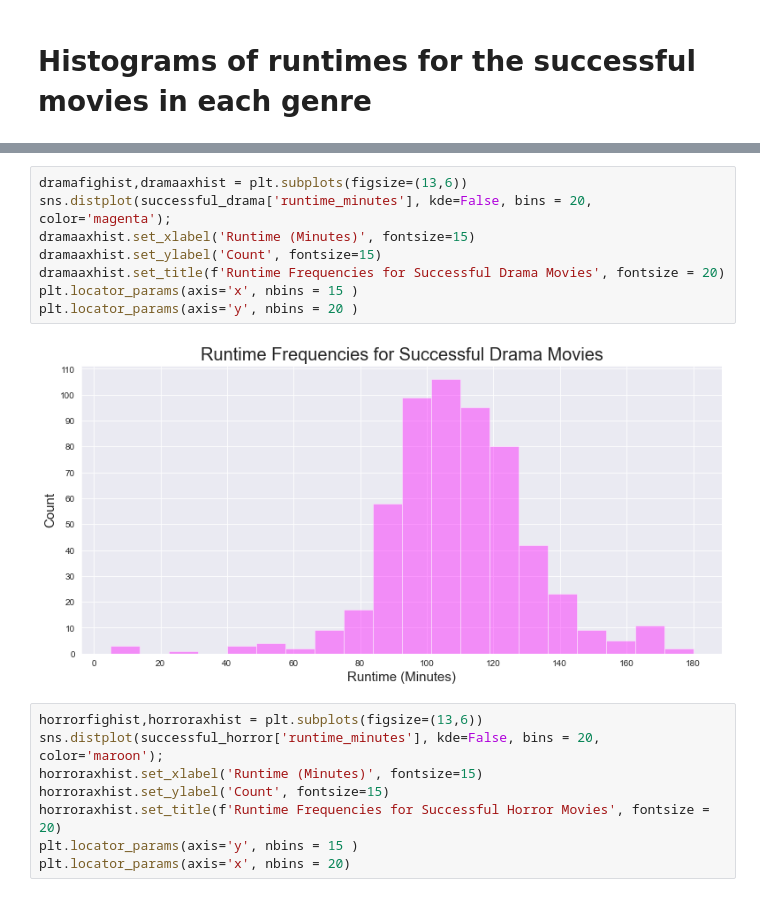
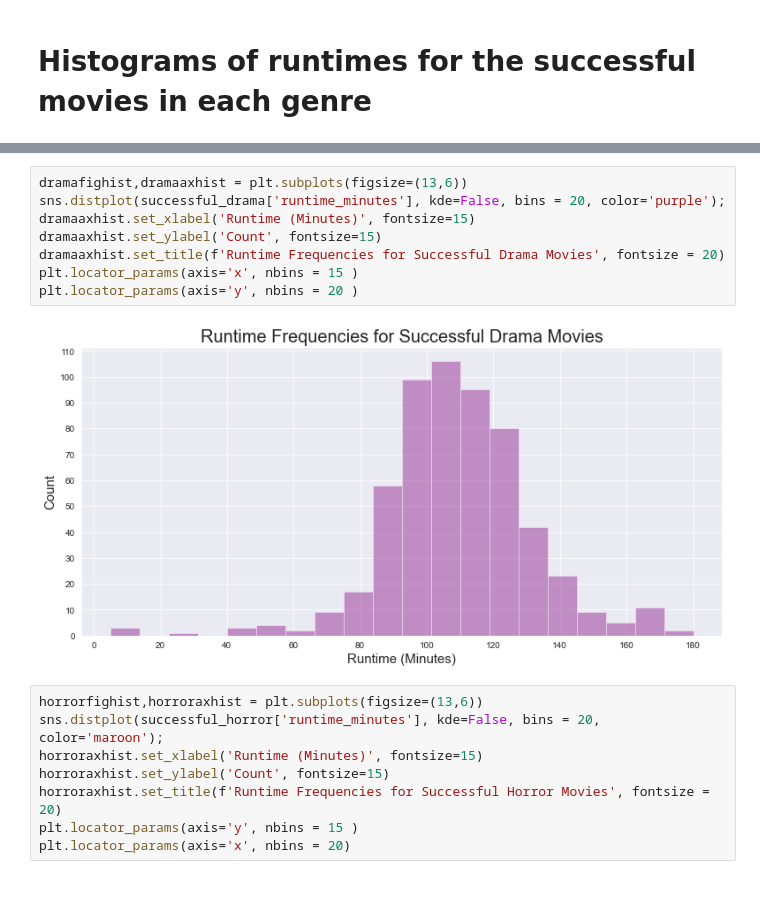
Before and after one commit to kjkahalley/optimal-film-analysis, a Jupyter notebook: master_notebook_kk.ipynb, the cells around one changed output, grey strips where cells are left out. Drawn from its saved outputs; the diff is of its cells as text.

```diff
--- a/master_notebook_kk.ipynb
+++ b/master_notebook_kk.ipynb
@@ -361,14 +361,14 @@ plt.locator_params(axis='x', nbins = 20 )
 [figure]
 # %%
 dramafighist,dramaaxhist = plt.subplots(figsize=(13,6))
-sns.distplot(successful_drama['runtime_minutes'], kde=False, bins = 20, color='magenta');
+sns.distplot(successful_drama['runtime_minutes'], kde=False, bins = 20, color='purple');
 dramaaxhist.set_xlabel('Runtime (Minutes)', fontsize=15)
 dramaaxhist.set_ylabel('Count', fontsize=15)
 dramaaxhist.set_title(f'Runtime Frequencies for Successful Drama Movies', fontsize = 20)
 plt.locator_params(axis='x', nbins = 15 )
 plt.locator_params(axis='y', nbins = 20 )
 # %% [output]
-[figure, old version]
+[figure, new version]
 # %%
 horrorfighist,horroraxhist = plt.subplots(figsize=(13,6))
 sns.distplot(successful_horror['runtime_minutes'], kde=False, bins = 20, color='maroon');
```
Also changed, not shown: parts of 5 cells of this notebook.
